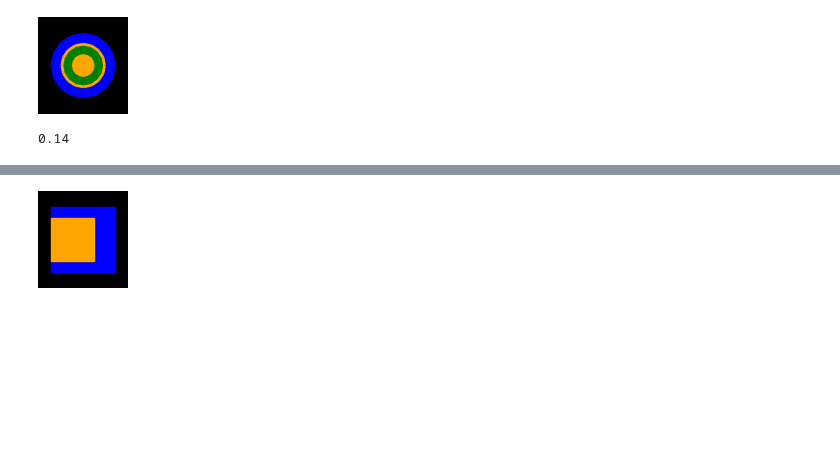
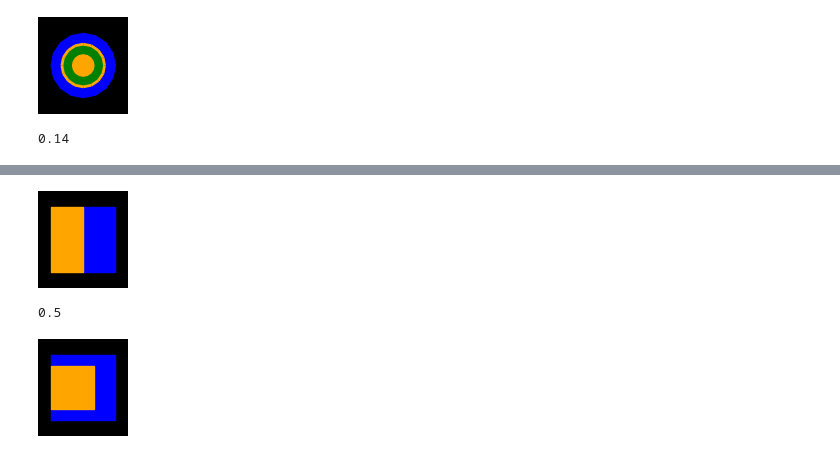
Before and after one commit to GregSal/StructureRelations, a Jupyter notebook: src/ContourMetricTests.ipynb, the cells around one changed output, grey strips where cells are left out. Drawn from its saved outputs; the diff is of its cells as text; code cells hidden in the pictures; blank space fills up the shorter version.

```diff
--- a/src/ContourMetricTests.ipynb
+++ b/src/ContourMetricTests.ipynb
@@ -670,6 +690,13 @@ No points of <span class="b">b</span> are exterior to <span class="a">a</span>,
 <img src="Images/Relationships/partitions partial ring.png" alt="Partition Ring">
 </td></tr></table>
 # %%
+def partition_simple_example():
+    box4 = shapely.Polygon(box_points(4))
+    box4_cropped = shapely.Polygon(box_points(2, 4, offset_x=-1))
+    a = StructureSlice([box4])
+    b = StructureSlice([box4_cropped])
+    return a, b
+
 def partition_example1():
     box6 = poly_round(shapely.Polygon(box_points(6)))
     box4_offset = shapely.Polygon(box_points(4, offset_x=-1))
@@ -704,6 +731,17 @@ def partition_example4():
     a = StructureSlice([circle6, circle4])
     b = StructureSlice([cropped_ring])
     return a, b
+# %%
+a, b = partition_simple_example()
+ax = plot_ab(a.contour, b.contour)
+
+relation_binary = relate(a,b)
+relation = identify_relation(relation_binary)
+
+print(volume_ratio(a, b, relation, PRECISION))
+# %% [output]
+[figure, added]
+0.5
 # %%
 a, b = partition_example1()
 ax = plot_ab(a.contour, b.contour)
```
Also changed, not shown: parts of 26 cells of this notebook, 1 other file.
